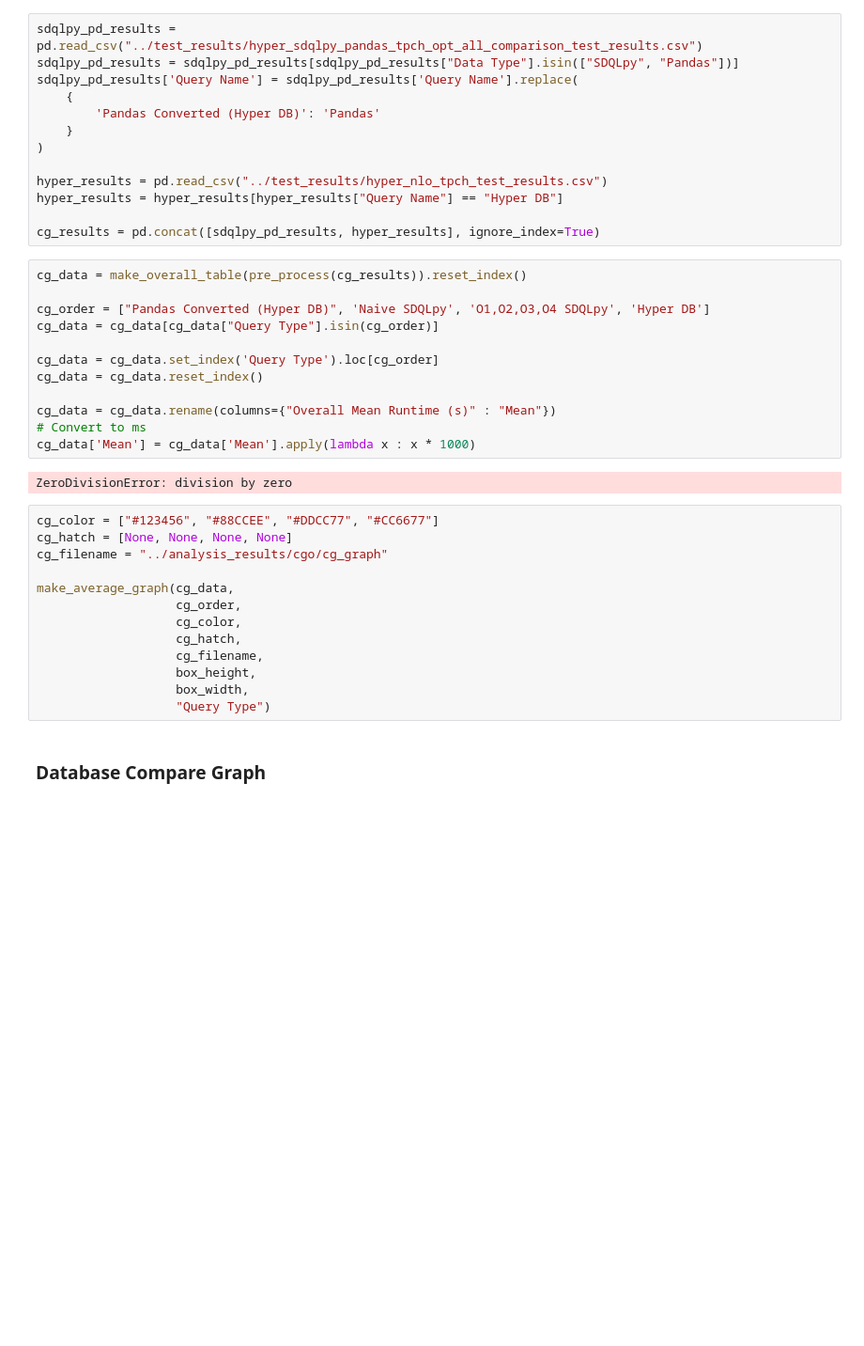
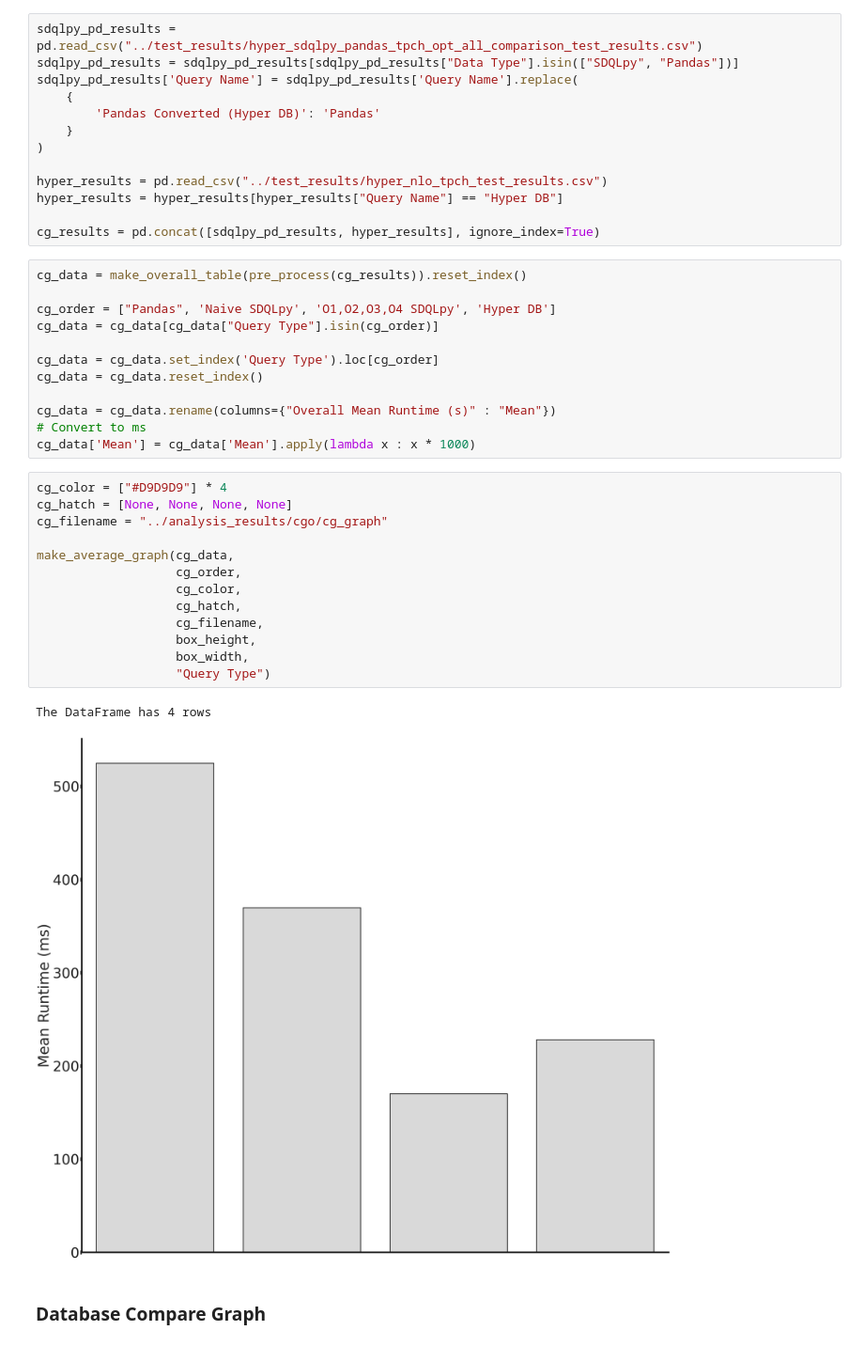
Before and after one commit to groegercesg/QueryBridge, a Jupyter notebook: benchmarking/notebooks/comp_analysis.ipynb, the cells around one changed output. Shown at 94% size. Saved outputs shown, nothing was run; the diff lists cells and outputs as text; blank space fills up the shorter version.

```diff
--- a/benchmarking/notebooks/comp_analysis.ipynb
+++ b/benchmarking/notebooks/comp_analysis.ipynb
@@ -270,7 +278,7 @@ cg_results = pd.concat([sdqlpy_pd_results, hyper_results], ignore_index=True)
 # %%
 cg_data = make_overall_table(pre_process(cg_results)).reset_index()
 
-cg_order = ["Pandas Converted (Hyper DB)", 'Naive SDQLpy', 'O1,O2,O3,O4 SDQLpy', 'Hyper DB']
+cg_order = ["Pandas", 'Naive SDQLpy', 'O1,O2,O3,O4 SDQLpy', 'Hyper DB']
 cg_data = cg_data[cg_data["Query Type"].isin(cg_order)]
 
 cg_data = cg_data.set_index('Query Type').loc[cg_order]
@@ -279,21 +287,22 @@ cg_data = cg_data.reset_index()
 cg_data = cg_data.rename(columns={"Overall Mean Runtime (s)" : "Mean"})
 # Convert to ms
 cg_data['Mean'] = cg_data['Mean'].apply(lambda x : x * 1000)
-# %% [output]
-ZeroDivisionError: division by zero
 # %%
-cg_color = ["#123456", "#88CCEE", "#DDCC77", "#CC6677"]
+cg_color = ["#D9D9D9"] * 4
 cg_hatch = [None, None, None, None]
 cg_filename = "../analysis_results/cgo/cg_graph"
 
 make_average_graph(cg_data,
                    cg_order,
                    cg_color,
                    cg_hatch,
                    cg_filename,
                    box_height,
                    box_width,
                    "Query Type")
+# %% [output]
+The DataFrame has 4 rows
+[figure, added]
 # %% [markdown]
 ### Database Compare Graph
 # %%
```
Also changed, not shown: parts of 6 cells of this notebook, 6 other files.
